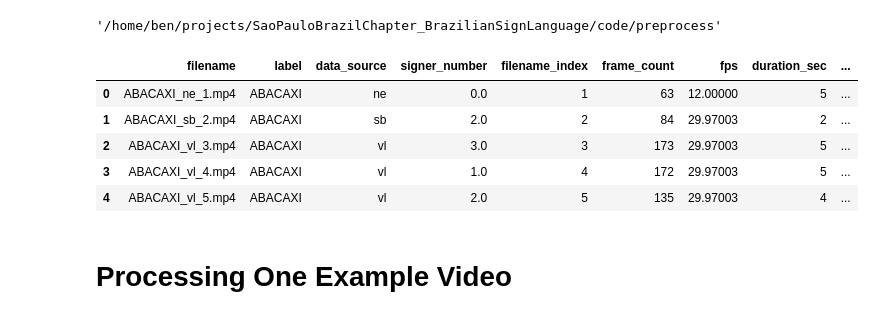
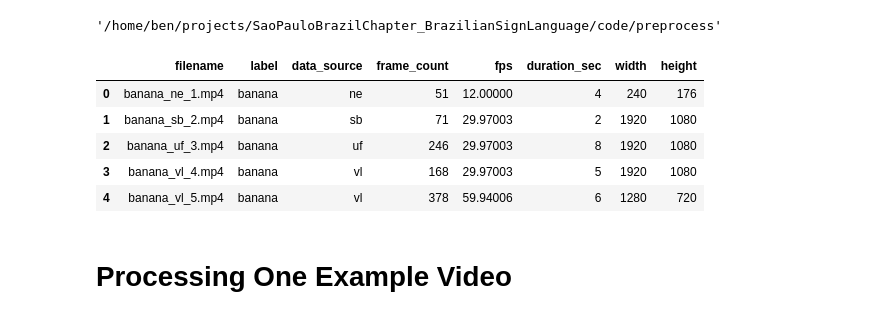
Before and after one commit to patrickf949/SaoPauloBrazilChapter_BrazilianSignLanguage, a Jupyter notebook: code/preprocess/video_preprocessing.ipynb, the cells around one changed output. Drawn from its saved outputs; the diff is of its cells as text; code cells hidden in the pictures.

```diff
--- a/code/preprocess/video_preprocessing.ipynb
+++ b/code/preprocess/video_preprocessing.ipynb
@@ -27,15 +30,15 @@ os.getcwd()
 root = '../../'
 video_dir = f'{root}data/raw/combined/videos'
 # %%
-video_metadata_df = pd.read_csv(f'{root}data/raw/combined/target_dataset_video_metadata(sample).csv')
+video_metadata_df = pd.read_csv(f'{root}data/raw/combined/target_dataset_video_metadata.csv')
 video_metadata_df.head()
 # %% [output]
-|  | filename | label | data_source | signer_number | filename_index | frame_count | fps | duration_sec | ... |
-| 0 | ABACAXI_ne_1.mp4 | ABACAXI | ne | 0.0 | 1 | 63 | 12.00000 | 5 | ... |
-| 1 | ABACAXI_sb_2.mp4 | ABACAXI | sb | 2.0 | 2 | 84 | 29.97003 | 2 | ... |
-| 2 | ABACAXI_vl_3.mp4 | ABACAXI | vl | 3.0 | 3 | 173 | 29.97003 | 5 | ... |
-| 3 | ABACAXI_vl_4.mp4 | ABACAXI | vl | 1.0 | 4 | 172 | 29.97003 | 5 | ... |
-| 4 | ABACAXI_vl_5.mp4 | ABACAXI | vl | 2.0 | 5 | 135 | 29.97003 | 4 | ... |
+|  | filename | label | data_source | frame_count | fps | duration_sec | width | height |
+| 0 | banana_ne_1.mp4 | banana | ne | 51 | 12.00000 | 4 | 240 | 176 |
+| 1 | banana_sb_2.mp4 | banana | sb | 71 | 29.97003 | 2 | 1920 | 1080 |
+| 2 | banana_uf_3.mp4 | banana | uf | 246 | 29.97003 | 8 | 1920 | 1080 |
+| 3 | banana_vl_4.mp4 | banana | vl | 168 | 29.97003 | 5 | 1920 | 1080 |
+| 4 | banana_vl_5.mp4 | banana | vl | 378 | 59.94006 | 6 | 1280 | 720 |
 # %% [markdown]
 # Processing One Example Video
 # %%
```
Also changed, not shown: parts of 19 cells of this notebook, 1 other file.
